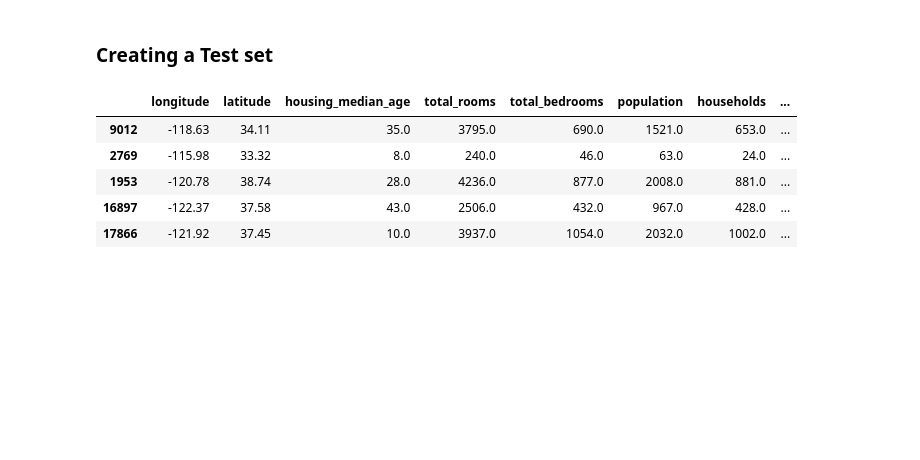
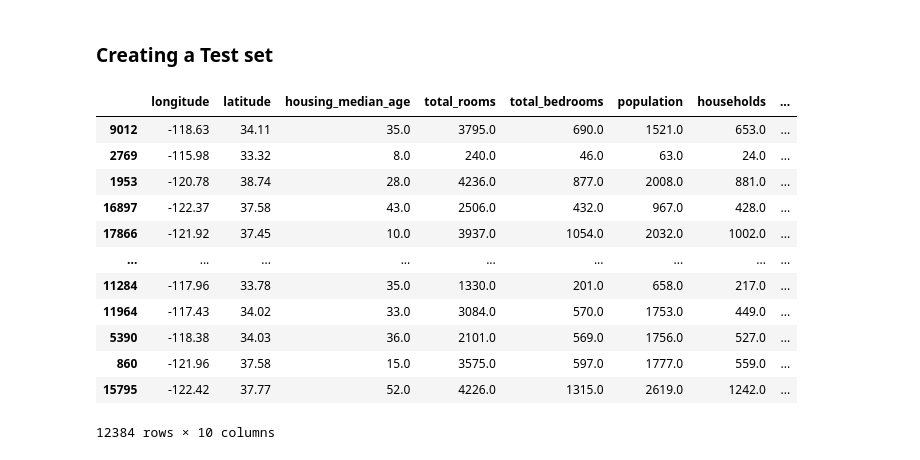
Before and after one commit to khizarzafar/Predicting-Housing-Prices-ML, a Jupyter notebook: analyzing_data.ipynb, the cells around one changed output. Cells and saved outputs as stored; diff of their text form; code cells hidden in the pictures; blank space fills up the shorter version.

Commit message:
training

```diff
--- a/analyzing_data.ipynb
+++ b/analyzing_data.ipynb
@@ -100,11 +100,18 @@ def shuffle_and_split(data,test_ratio):
 # %%
 train,test = shuffle_and_split(df,0.4)
 # %%
-train.head()
+train
 # %% [output]
 |  | longitude | latitude | housing_median_age | total_rooms | total_bedrooms | population | households | ... |
 | 9012 | -118.63 | 34.11 | 35.0 | 3795.0 | 690.0 | 1521.0 | 653.0 | ... |
 | 2769 | -115.98 | 33.32 | 8.0 | 240.0 | 46.0 | 63.0 | 24.0 | ... |
 | 1953 | -120.78 | 38.74 | 28.0 | 4236.0 | 877.0 | 2008.0 | 881.0 | ... |
 | 16897 | -122.37 | 37.58 | 43.0 | 2506.0 | 432.0 | 967.0 | 428.0 | ... |
 | 17866 | -121.92 | 37.45 | 10.0 | 3937.0 | 1054.0 | 2032.0 | 1002.0 | ... |
+| ... | ... | ... | ... | ... | ... | ... | ... | ... |
+| 11284 | -117.96 | 33.78 | 35.0 | 1330.0 | 201.0 | 658.0 | 217.0 | ... |
+| 11964 | -117.43 | 34.02 | 33.0 | 3084.0 | 570.0 | 1753.0 | 449.0 | ... |
+| 5390 | -118.38 | 34.03 | 36.0 | 2101.0 | 569.0 | 1756.0 | 527.0 | ... |
+| 860 | -121.96 | 37.58 | 15.0 | 3575.0 | 597.0 | 1777.0 | 559.0 | ... |
+| 15795 | -122.42 | 37.77 | 52.0 | 4226.0 | 1315.0 | 2619.0 | 1242.0 | ... |
+12384 rows × 10 columns
```
